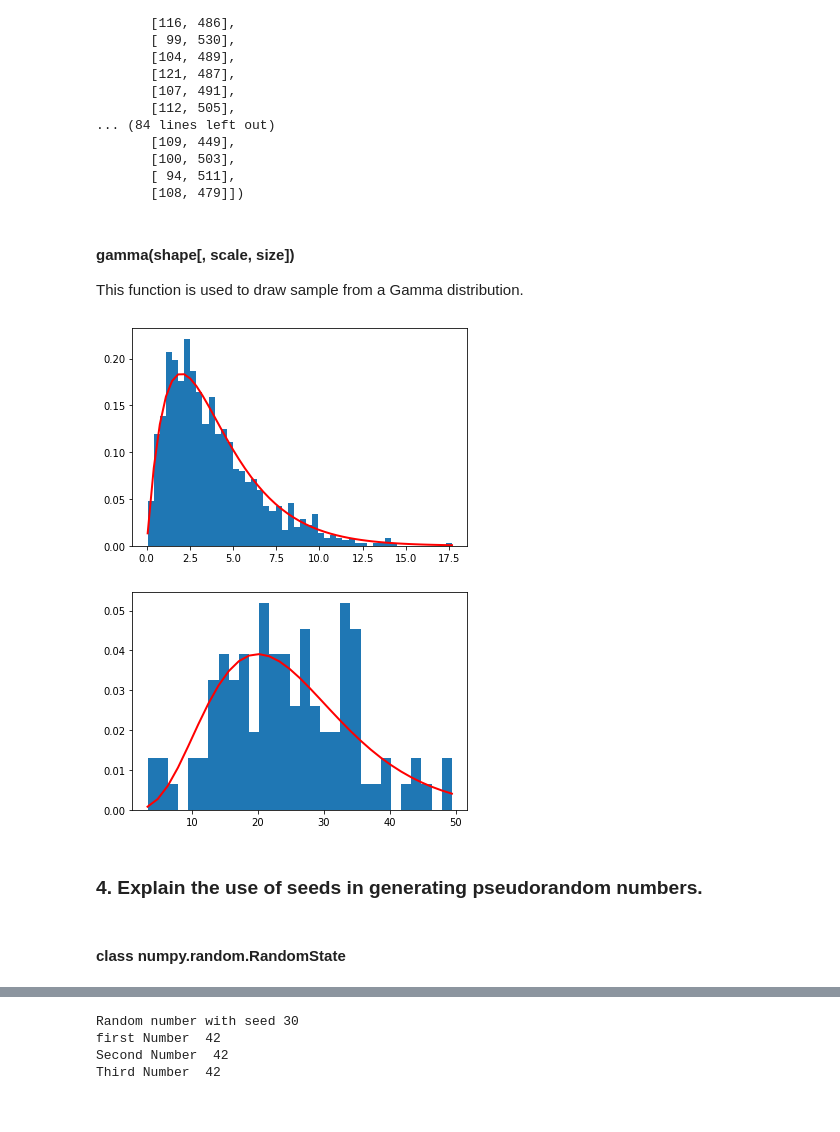
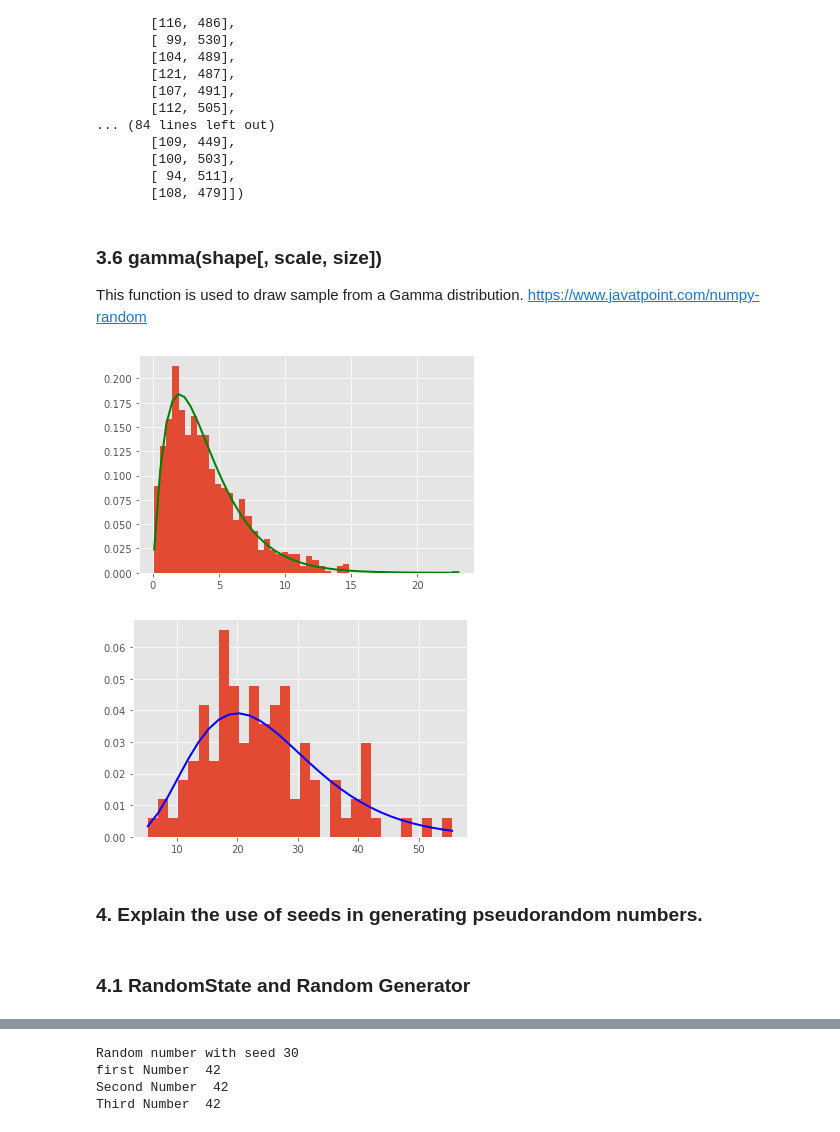
Before and after one commit to Samjean2020/progda-assignment2020, a Jupyter notebook: AssignmentPDA2020.py-checkpoint.ipynb, the cells around one changed output, grey strips where cells are left out. Cells and saved outputs as stored; diff of their text form; code cells hidden in the pictures.

```diff
--- a/AssignmentPDA2020.py-checkpoint.ipynb
+++ b/AssignmentPDA2020.py-checkpoint.ipynb
@@ -389,5 +474,6 @@ import matplotlib.pyplot as plt
 # import numpy to avoid an error (np is not defined)
 import numpy as np
 x,y = np.random.multivariate_normal(mean,cov,5000).T
+plt.style.use("ggplot")
 plt.plot(x,y,'x'); plt.axis('equal'); plt.show()
 # %% [output]
@@ -439,7 +529,11 @@ array([-6.54465773e-02,  9.43622097e-01,  3.68503807e-01,  2.20607172e-01,
         5.73361602e-01,  6.94889689e-02,  1.84075113e+00, -6.55065100e-01])
 # %%
 # Plot Gaussian for comparison:
+import numpy as np
+loc, scale = 0., 1.
+s = np.random.laplace(loc, scale, 1000)
 g = (1/(scale * np.sqrt(2 * np.pi)) * np.exp(-(x - loc)**2 / (2 * scale**2)))
 plt.plot(x,g)
+plt.style.use("ggplot")
 plt.show()
 # %% [output]
@@ -462,6 +560,7 @@ array([7, 6, 2, ..., 5, 5, 4])
 # Display histogram of the sample:
 
 import matplotlib.pyplot as plt
-count, bins, ignored = plt.hist(s, 14, normed=True)
+count, bins, ignored = plt.hist(s, 14, density=True)
+plt.style.use("ggplot")
 plt.show()
 # %% [output]
@@ -492,11 +589,12 @@ array([[ 94, 505],
        [ 94, 511],
        [108, 479]])
 # %% [markdown]
-#### gamma(shape[, scale, size])
+### 3.6 gamma(shape[, scale, size])
 
 This function is used to draw sample from a Gamma distribution.
+https://www.javatpoint.com/numpy-random
 # %%
-
+# https://www.javatpoint.com/numpy-random
 import numpy as np
 shape, scale = 2., 2.
 s1 = np.random.gamma(shape, scale, 1000)
@@ -504,23 +602,25 @@ import matplotlib.pyplot as plt
 import scipy.special as spss
 count, bins, ignored = plt.hist(s1, 50, density=True)
 a = bins**(shape-1)*(np.exp(-bins/scale) / (spss.gamma(shape)*scale**shape))
-plt.plot(bins, a, linewidth=2, color='r')
+plt.plot(bins, a, linewidth=2, color='g')
+plt.style.use("ggplot")
 plt.show()
 # %% [output]
-[figure, old version]
+[figure, new version]
 # %%
 import numpy as np
 shape, scale = 5., 5.
-s1 = np.random.gamma(shape, scale, 100)
+s1 = np.random.gamma(shape, scale, 100)  # with size decreased at 100.
 import matplotlib.pyplot as plt
 import scipy.special as spss
-count, bins, ignored = plt.hist(s1, 30, density=True)
+count, bins, ignored = plt.hist(s1, 30, density=True) # scale decreased at 30.
 a = bins**(shape-1)*(np.exp(-bins/scale) / (spss.gamma(shape)*scale**shape))
-plt.plot(bins, a, linewidth=2, color='r')
+plt.plot(bins, a, linewidth=2, color='b')
+plt.style.use("ggplot")
 plt.show()
 # %% [output]
-[figure, old version]
+[figure, new version]
 # %% [markdown]
 ### 4. Explain the use of seeds in generating pseudorandom numbers.
-# %% [markdown]
-#### class numpy.random.RandomState
+# %% [markdown]
+### 4.1 RandomState and Random Generator
```
Also changed, not shown: parts of 98 cells of this notebook.
